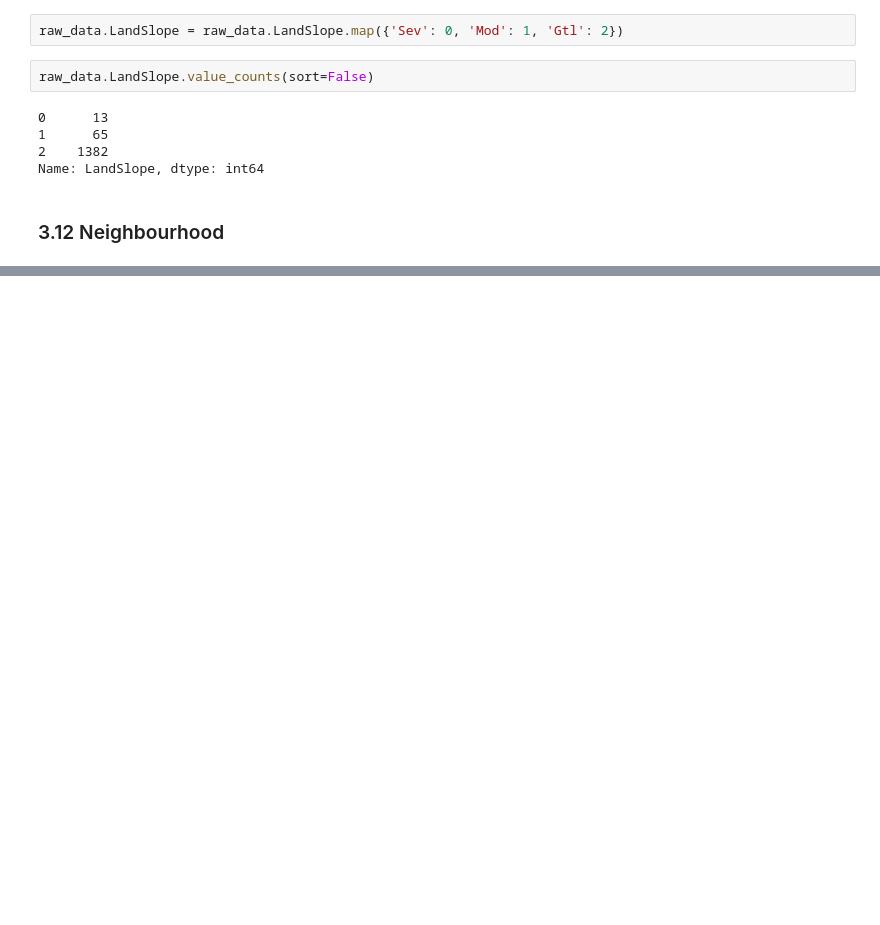
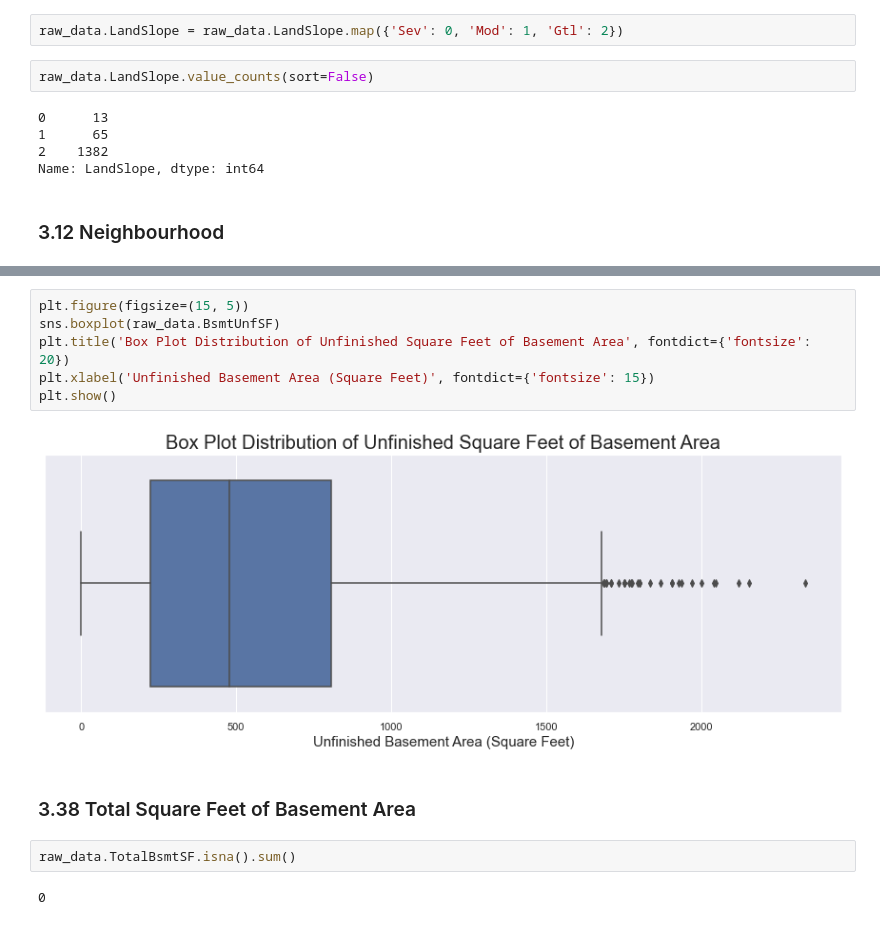
Before and after one commit to akshaykadam100/Housing-Price-Calculator, a Jupyter notebook: V1.ipynb, the cells around one changed output, grey strips where cells are left out. Saved outputs shown, nothing was run; the diff lists cells and outputs as text; blank space fills up the shorter version.

```diff
--- a/V1.ipynb
+++ b/V1.ipynb
@@ -319,0 +850,14 @@ Name: Neighborhood, dtype: int64
+# %%
+plt.figure(figsize=(15, 5))
+sns.boxplot(raw_data.BsmtUnfSF)
+plt.title('Box Plot Distribution of Unfinished Square Feet of Basement Area', fontdict={'fontsize': 20})
+plt.xlabel('Unfinished Basement Area (Square Feet)', fontdict={'fontsize': 15})
+plt.show()
+# %% [output]
+[figure, added]
+# %% [markdown]
+### 3.38 Total Square Feet of Basement Area
+# %%
+raw_data.TotalBsmtSF.isna().sum()
+# %% [output]
+0
```
Also changed, not shown: parts of 99 cells of this notebook, 1 other file.
